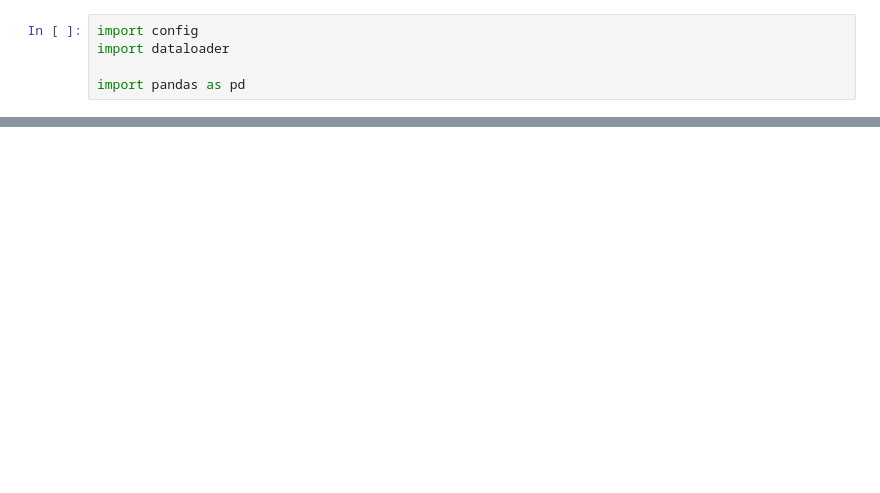
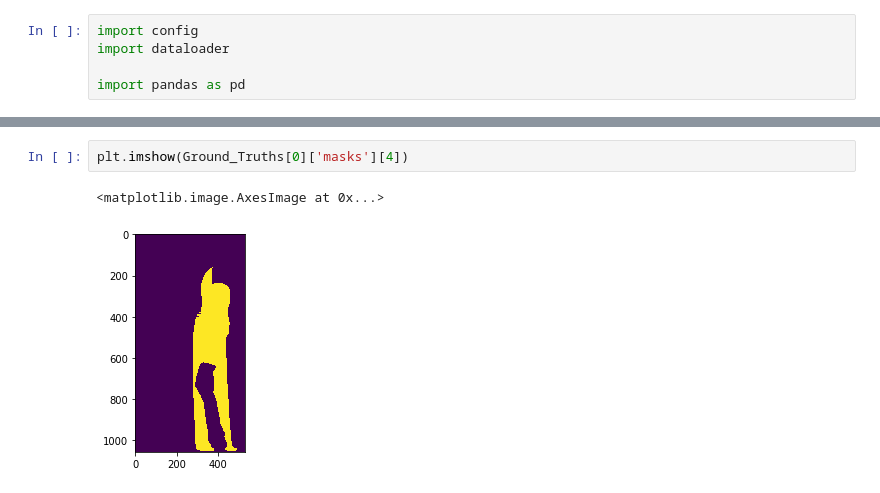
Before and after one commit to jay-chakalasiya/iMaterialist-Fashion-2020-at-FGVC7, a Jupyter notebook: main.ipynb, the cells around one changed output, grey strips where cells are left out. Cells and saved outputs as stored; diff of their text form; blank space fills up the shorter version.

```diff
--- a/main.ipynb
+++ b/main.ipynb
@@ -18,0 +66,5 @@ a,b,c = d.get_next_batch()
+# %%
+plt.imshow(Ground_Truths[0]['masks'][4])
+# %% [output]
+<matplotlib.image.AxesImage at 0x...>
+[figure, added]
```
Also changed, not shown: parts of 9 cells of this notebook, 1 other file.
